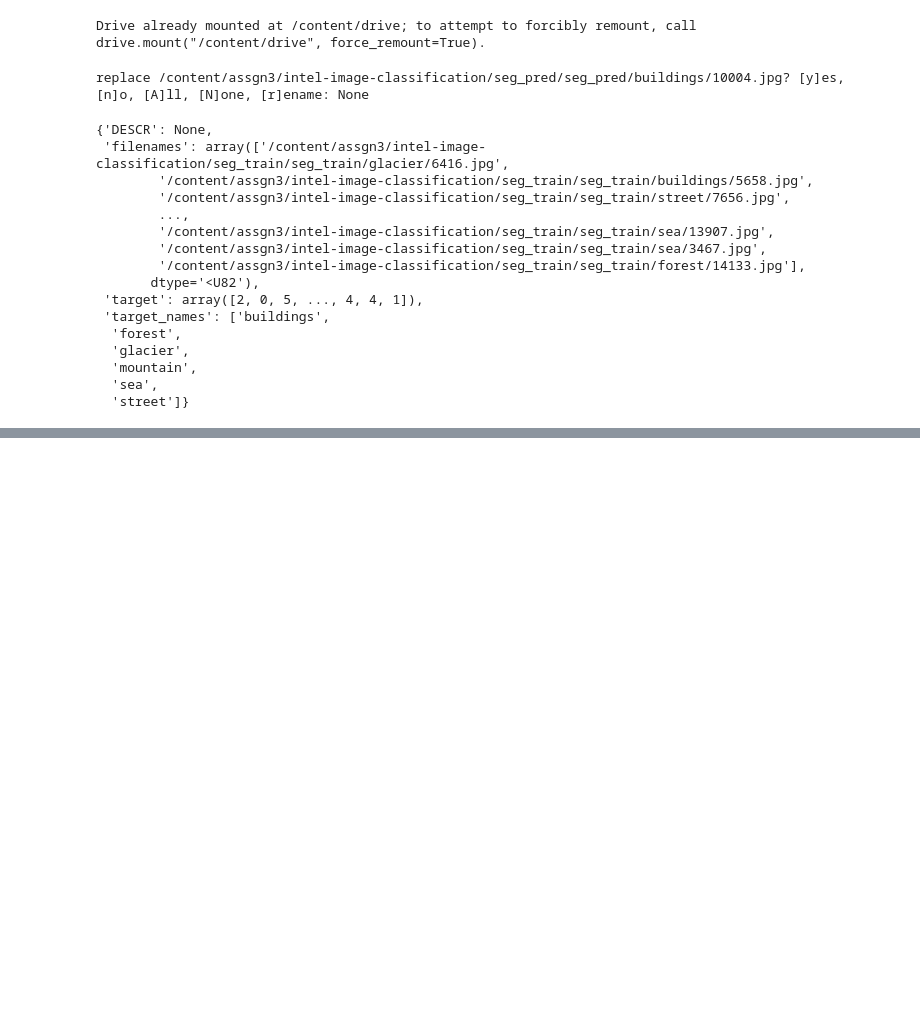
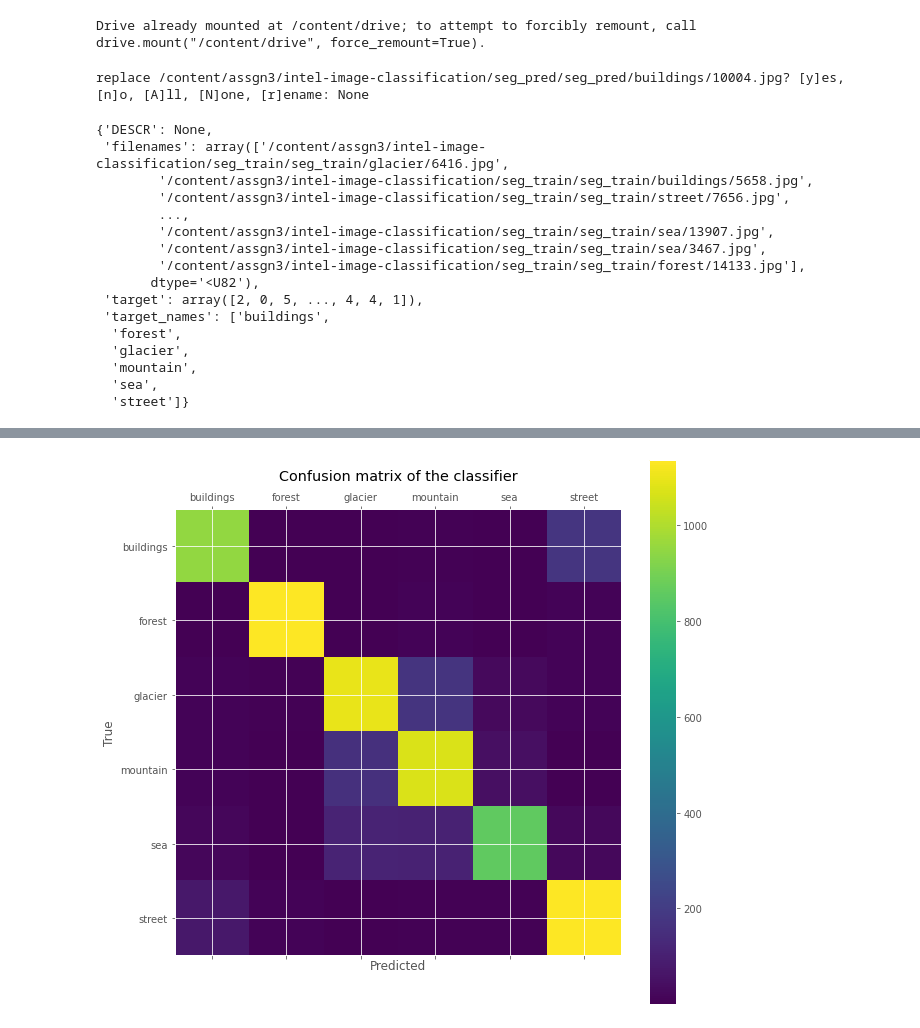
Before and after one commit to aasharib/CV_Assignment_3, a Jupyter notebook: CV_Assignment_3.ipynb, the cells around one changed output, grey strips where cells are left out. Saved outputs shown, nothing was run; the diff lists cells and outputs as text; code cells hidden in the pictures; blank space fills up the shorter version.

```diff
--- a/CV_Assignment_3.ipynb
+++ b/CV_Assignment_3.ipynb
@@ -224,0 +237,16 @@ Test Accuracy: 85.19%
+# %%
+labels = ['buildings', 'forest', 'glacier', 'mountain', 'sea', 'street']
+fig = plt.figure()
+fig.heatmap(cm, annot=True, ax = ax); #annot=True to annotate cells
+fig.set_size_inches(10,10)
+ax = fig.add_subplot(111)
+cax = ax.matshow(confusionMatrix)
+plt.title('Confusion matrix of the classifier')
+fig.colorbar(cax)
+ax.set_xticklabels([''] + labels)
+ax.set_yticklabels([''] + labels)
+plt.xlabel('Predicted')
+plt.ylabel('True')
+plt.show()
+# %% [output]
+[figure, added]
```
Also changed, not shown: parts of 23 cells of this notebook.
